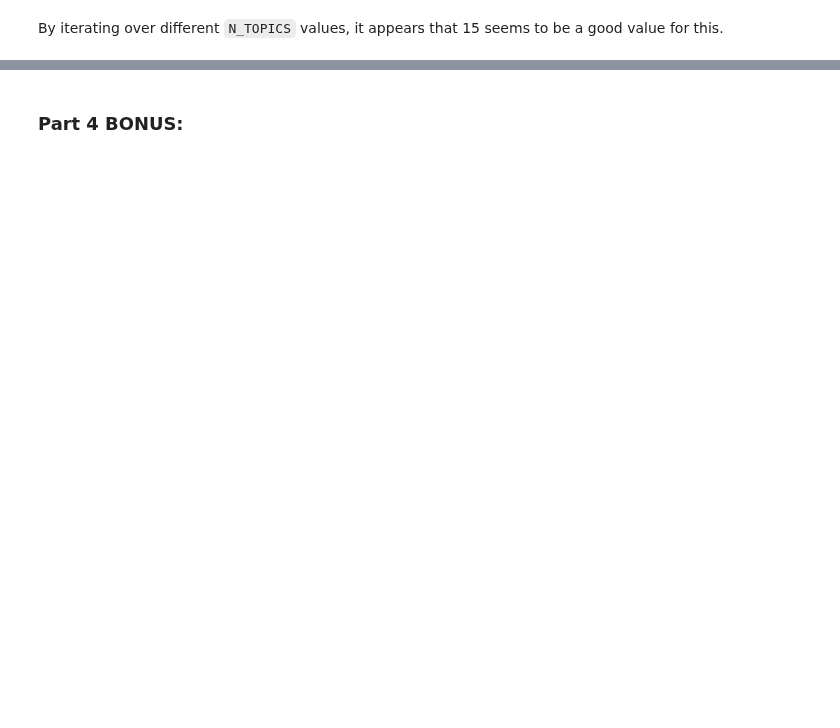
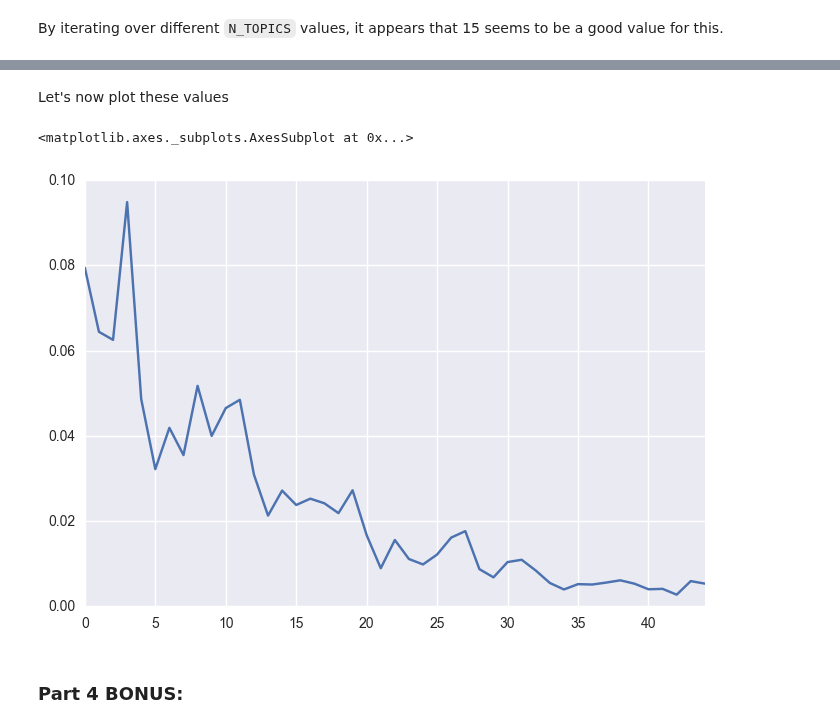
Before and after one commit to fdevillard/ada-homeworks, a Jupyter notebook: 05 - Taming Text/HW5.ipynb, the cells around one changed output, grey strips where cells are left out. Saved outputs shown, nothing was run; the diff lists cells and outputs as text; code cells hidden in the pictures; blank space fills up the shorter version.

```diff
--- a/05 - Taming Text/HW5.ipynb
+++ b/05 - Taming Text/HW5.ipynb
@@ -231,3 +296,11 @@ By iterating over different `N_TOPICS` values, it appears that 15 seems to be a
+# %% [markdown]
+Let's now plot these values
+# %%
+similarities_serie = pd.Series(similarities)
+similarities_serie.plot()
+# %% [output]
+<matplotlib.axes._subplots.AxesSubplot at 0x...>
+[figure, added]
 # %% [markdown]
 ### Part 4 BONUS:
 # %%
```
Also changed, not shown: parts of 9 cells of this notebook.
